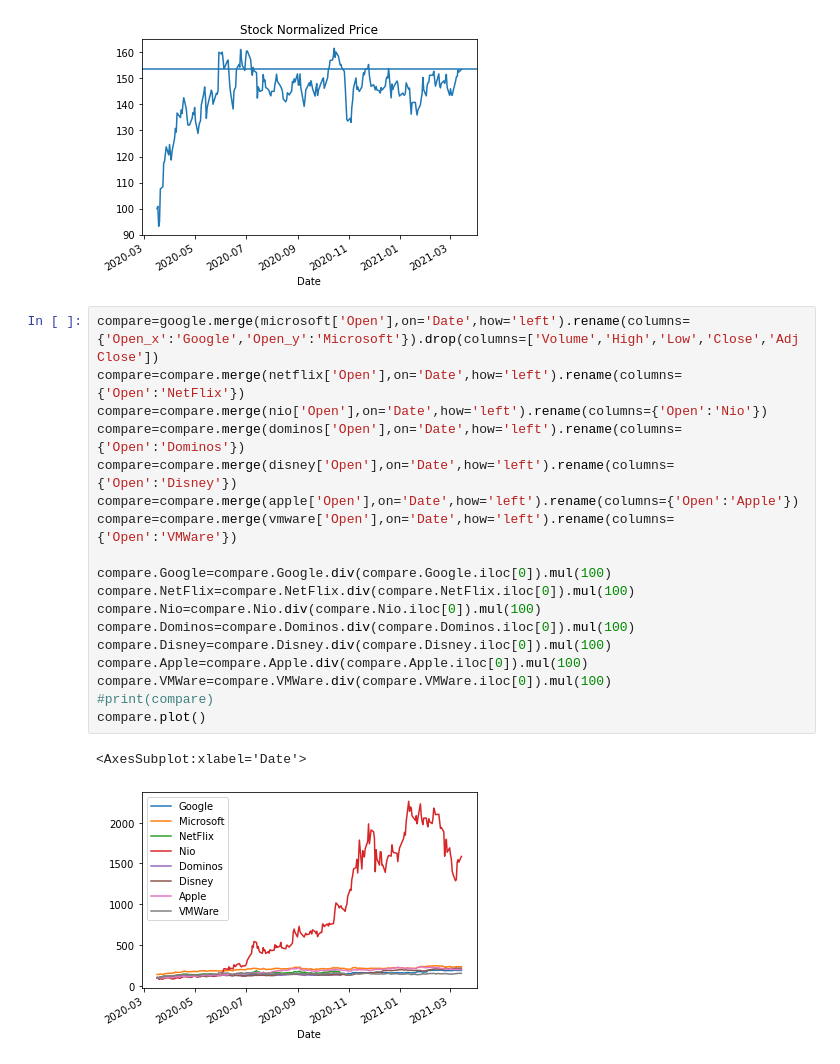
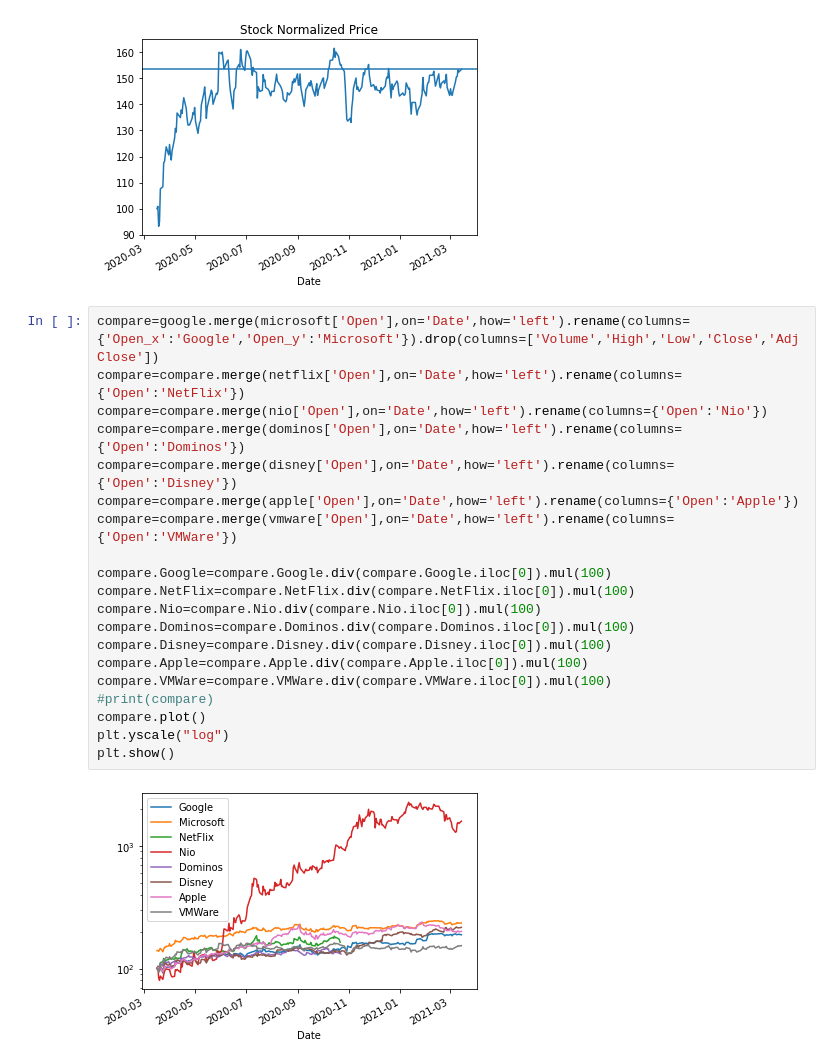
Before and after one commit to Andru-1987/python-deep-learning, a Jupyter notebook: Google timeseries.ipynb, the cells around one changed output. Drawn from its saved outputs; the diff is of its cells as text.

```diff
--- a/Google timeseries.ipynb
+++ b/Google timeseries.ipynb
@@ -189,21 +189,22 @@ plt.show()
 # %%
 compare=google.merge(microsoft['Open'],on='Date',how='left').rename(columns={'Open_x':'Google','Open_y':'Microsoft'}).drop(columns=['Volume','High','Low','Close','Adj Close'])
 compare=compare.merge(netflix['Open'],on='Date',how='left').rename(columns={'Open':'NetFlix'})
 compare=compare.merge(nio['Open'],on='Date',how='left').rename(columns={'Open':'Nio'})
 compare=compare.merge(dominos['Open'],on='Date',how='left').rename(columns={'Open':'Dominos'})
 compare=compare.merge(disney['Open'],on='Date',how='left').rename(columns={'Open':'Disney'})
 compare=compare.merge(apple['Open'],on='Date',how='left').rename(columns={'Open':'Apple'})
 compare=compare.merge(vmware['Open'],on='Date',how='left').rename(columns={'Open':'VMWare'})
 
 compare.Google=compare.Google.div(compare.Google.iloc[0]).mul(100)
 compare.NetFlix=compare.NetFlix.div(compare.NetFlix.iloc[0]).mul(100)
 compare.Nio=compare.Nio.div(compare.Nio.iloc[0]).mul(100)
 compare.Dominos=compare.Dominos.div(compare.Dominos.iloc[0]).mul(100)
 compare.Disney=compare.Disney.div(compare.Disney.iloc[0]).mul(100)
 compare.Apple=compare.Apple.div(compare.Apple.iloc[0]).mul(100)
 compare.VMWare=compare.VMWare.div(compare.VMWare.iloc[0]).mul(100)
 #print(compare)
 compare.plot()
+plt.yscale("log")
+plt.show()
 # %% [output]
-<AxesSubplot:xlabel='Date'>
-[figure, old version]
+[figure, new version]
```
